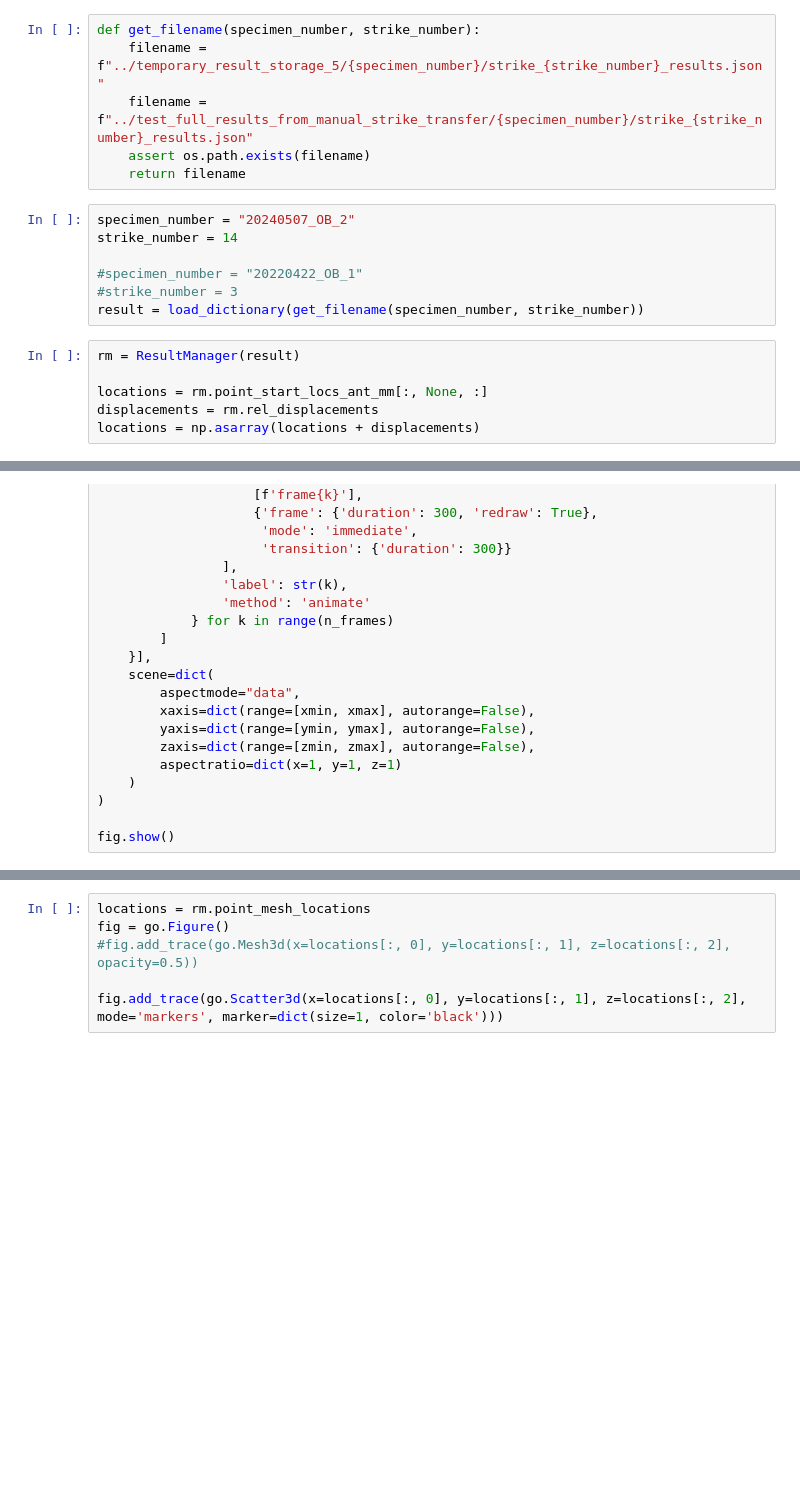
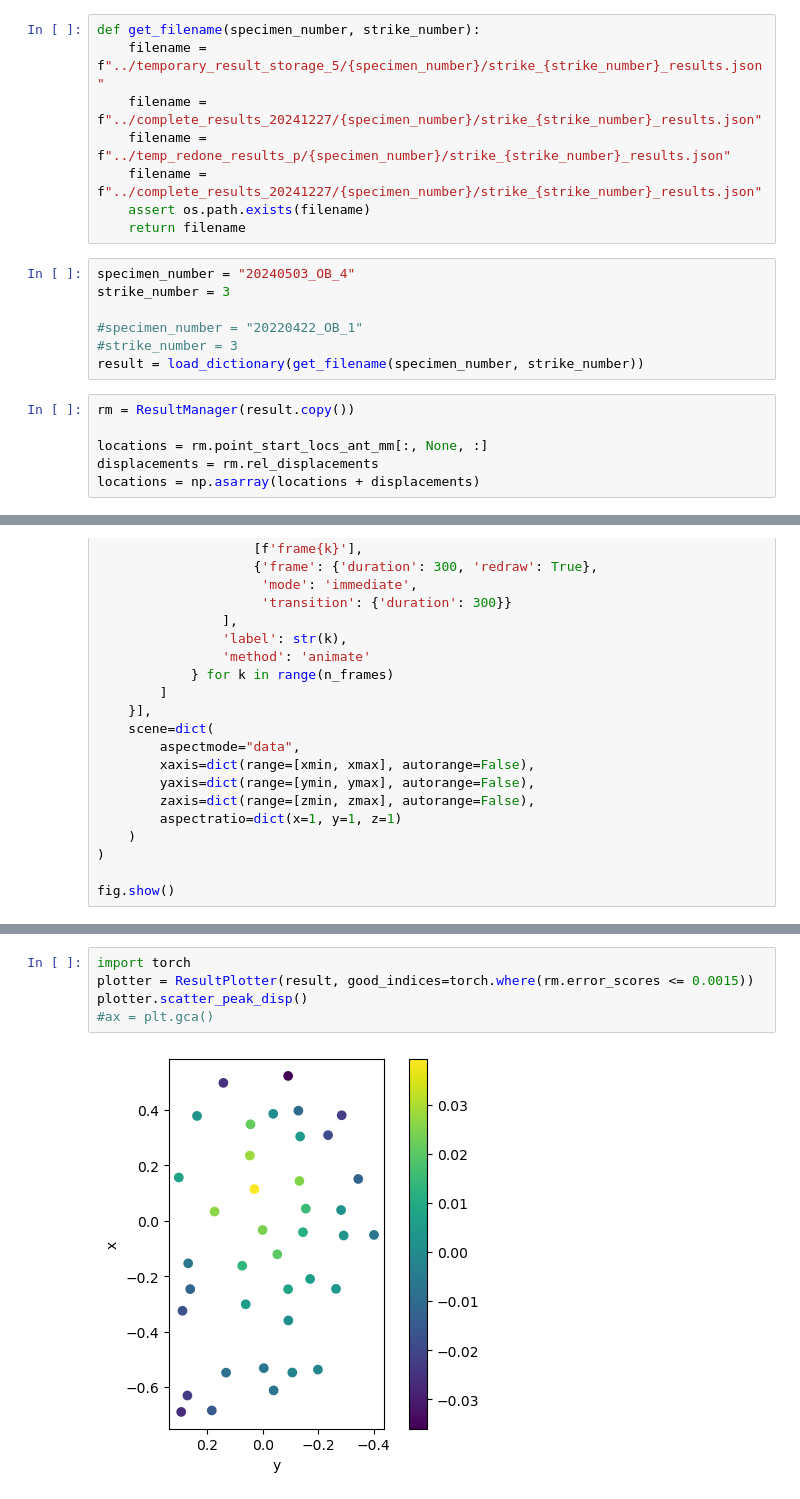
Before and after one commit to clarebcook/HighSpeedFLFM, a Jupyter notebook: display_example_scripts/show_as_mesh.ipynb, the cells around one changed output, grey strips where cells are left out. Saved outputs shown, nothing was run; the diff lists cells and outputs as text; blank space fills up the shorter version.

Commit message:
updates for manual alignment

```diff
--- a/display_example_scripts/show_as_mesh.ipynb
+++ b/display_example_scripts/show_as_mesh.ipynb
@@ -7,18 +7,20 @@ import plotly.graph_objects as go
 # %%
 def get_filename(specimen_number, strike_number):
     filename = f"../temporary_result_storage_5/{specimen_number}/strike_{strike_number}_results.json"
-    filename = f"../test_full_results_from_manual_strike_transfer/{specimen_number}/strike_{strike_number}_results.json"
+    filename = f"../complete_results_20241227/{specimen_number}/strike_{strike_number}_results.json"
+    filename = f"../temp_redone_results_p/{specimen_number}/strike_{strike_number}_results.json"
+    filename = f"../complete_results_20241227/{specimen_number}/strike_{strike_number}_results.json"
     assert os.path.exists(filename)
     return filename
 # %%
-specimen_number = "20240507_OB_2"
-strike_number = 14
+specimen_number = "20240503_OB_4"
+strike_number = 3
 
 #specimen_number = "20220422_OB_1"
 #strike_number = 3
 result = load_dictionary(get_filename(specimen_number, strike_number))
 # %%
-rm = ResultManager(result)
+rm = ResultManager(result.copy())
 
 locations = rm.point_start_locs_ant_mm[:, None, :]
 displacements = rm.rel_displacements
@@ -217,6 +121,7 @@ fig.show()
-# %%
-locations = rm.point_mesh_locations
-fig = go.Figure()
-#fig.add_trace(go.Mesh3d(x=locations[:, 0], y=locations[:, 1], z=locations[:, 2], opacity=0.5))
-
-fig.add_trace(go.Scatter3d(x=locations[:, 0], y=locations[:, 1], z=locations[:, 2], mode='markers', marker=dict(size=1, color='black')))
+# %%
+import torch
+plotter = ResultPlotter(result, good_indices=torch.where(rm.error_scores <= 0.0015))
+plotter.scatter_peak_disp()
+#ax = plt.gca()
+# %% [output]
+[figure, added]
```
Also changed, not shown: parts of 5 cells of this notebook, 10 other files.
